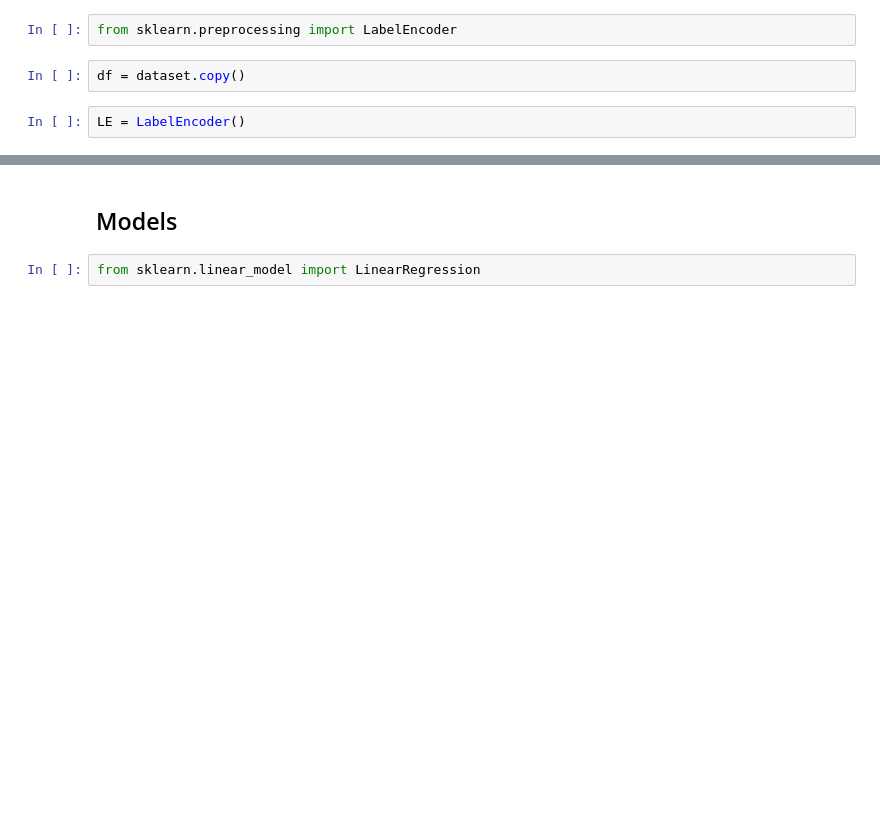
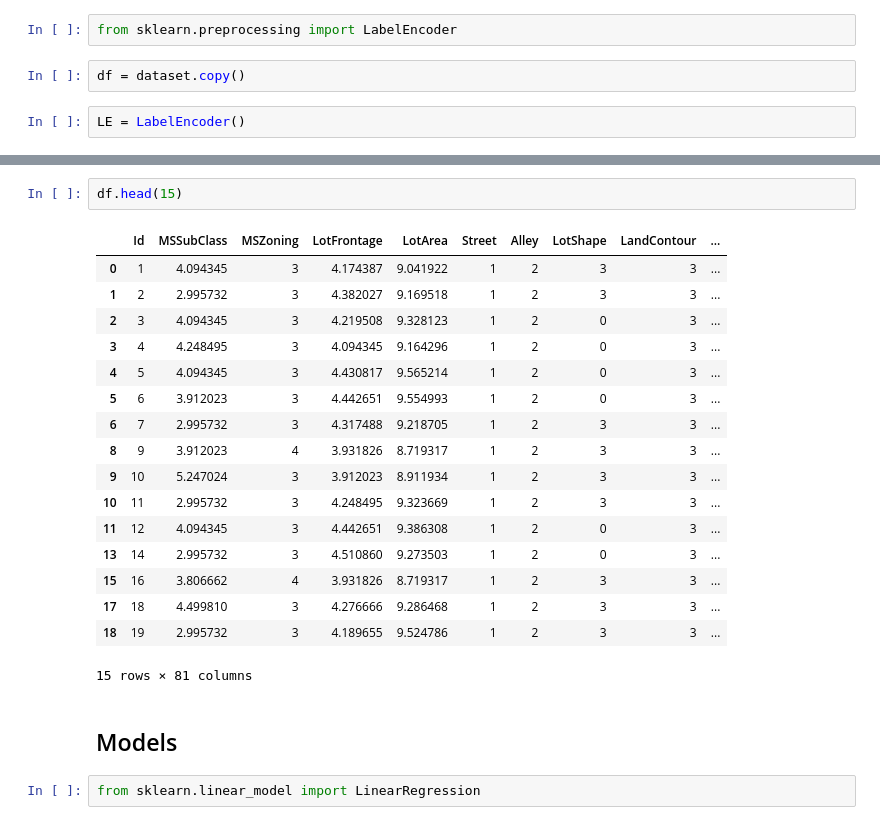
Before and after one commit to m-cheicki/ESILV_Advance_ML, a Jupyter notebook: CHEICKISMAIL_A5_DIA3_PW2_Model-Optimisation.ipynb, the cells around one changed output, grey strips where cells are left out. Drawn from its saved outputs; the diff is of its cells as text; blank space fills up the shorter version.

```diff
--- a/CHEICKISMAIL_A5_DIA3_PW2_Model-Optimisation.ipynb
+++ b/CHEICKISMAIL_A5_DIA3_PW2_Model-Optimisation.ipynb
@@ -150,3 +145,23 @@ df.sample(15)
+# %%
+df.head(15)
+# %% [output]
+|  | Id | MSSubClass | MSZoning | LotFrontage | LotArea | Street | Alley | LotShape | LandContour | ... |
+| 0 | 1 | 4.094345 | 3 | 4.174387 | 9.041922 | 1 | 2 | 3 | 3 | ... |
+| 1 | 2 | 2.995732 | 3 | 4.382027 | 9.169518 | 1 | 2 | 3 | 3 | ... |
+| 2 | 3 | 4.094345 | 3 | 4.219508 | 9.328123 | 1 | 2 | 0 | 3 | ... |
+| 3 | 4 | 4.248495 | 3 | 4.094345 | 9.164296 | 1 | 2 | 0 | 3 | ... |
+| 4 | 5 | 4.094345 | 3 | 4.430817 | 9.565214 | 1 | 2 | 0 | 3 | ... |
+| 5 | 6 | 3.912023 | 3 | 4.442651 | 9.554993 | 1 | 2 | 0 | 3 | ... |
+| 6 | 7 | 2.995732 | 3 | 4.317488 | 9.218705 | 1 | 2 | 3 | 3 | ... |
+| 8 | 9 | 3.912023 | 4 | 3.931826 | 8.719317 | 1 | 2 | 3 | 3 | ... |
+| 9 | 10 | 5.247024 | 3 | 3.912023 | 8.911934 | 1 | 2 | 3 | 3 | ... |
+| 10 | 11 | 2.995732 | 3 | 4.248495 | 9.323669 | 1 | 2 | 3 | 3 | ... |
+| 11 | 12 | 4.094345 | 3 | 4.442651 | 9.386308 | 1 | 2 | 0 | 3 | ... |
+| 13 | 14 | 2.995732 | 3 | 4.510860 | 9.273503 | 1 | 2 | 0 | 3 | ... |
+| 15 | 16 | 3.806662 | 4 | 3.931826 | 8.719317 | 1 | 2 | 3 | 3 | ... |
+| 17 | 18 | 4.499810 | 3 | 4.276666 | 9.286468 | 1 | 2 | 3 | 3 | ... |
+| 18 | 19 | 2.995732 | 3 | 4.189655 | 9.524786 | 1 | 2 | 3 | 3 | ... |
+15 rows × 81 columns
 # %% [markdown]
 ## Models
 # %%
```
Also changed, not shown: parts of 15 cells of this notebook.
